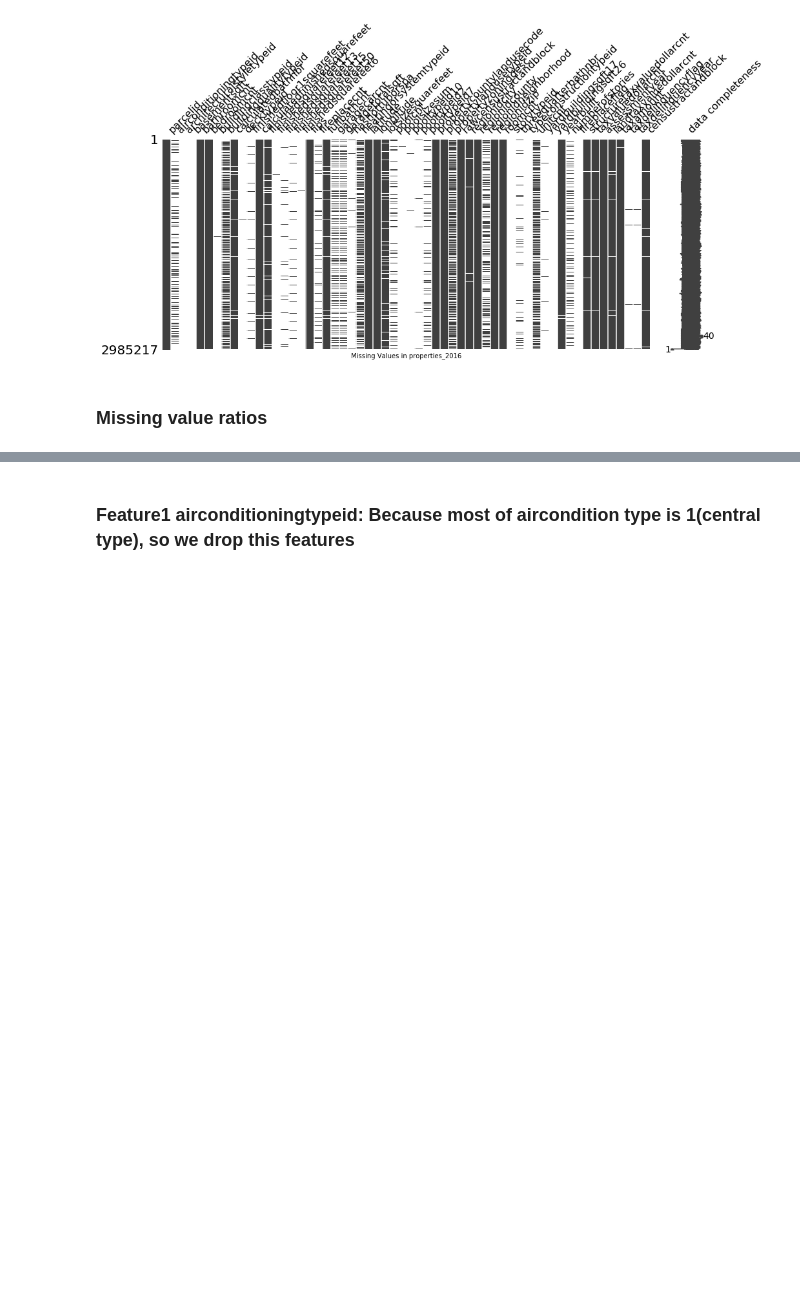
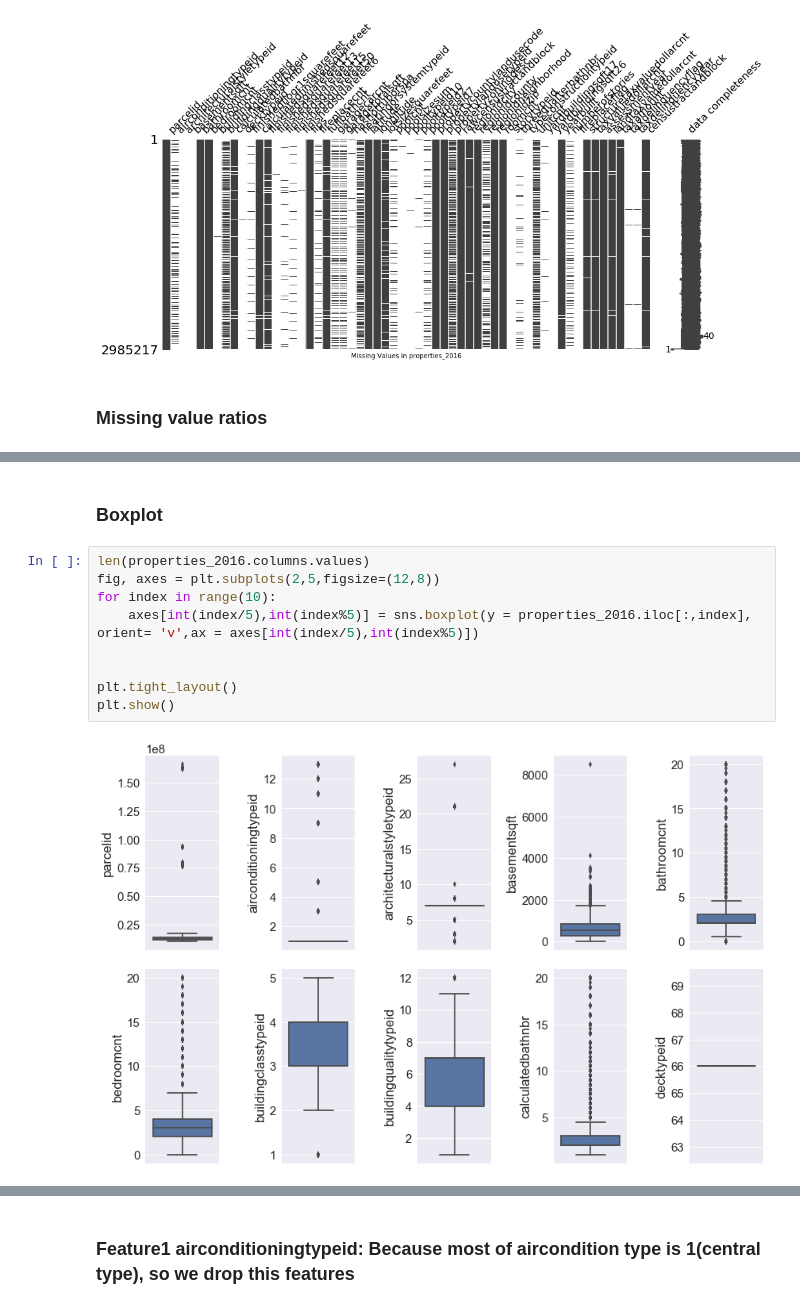
Before and after one commit to ymkim268/inf552-ss18-proj, a Jupyter notebook: Missing data preprocessing.ipynb, the cells around one changed output, grey strips where cells are left out. Drawn from its saved outputs; the diff is of its cells as text; blank space fills up the shorter version.

```diff
--- a/Missing data preprocessing.ipynb
+++ b/Missing data preprocessing.ipynb
@@ -154,0 +177,13 @@ plt.show()
+# %% [markdown]
+### Boxplot
+# %%
+len(properties_2016.columns.values)
+fig, axes = plt.subplots(2,5,figsize=(12,8))
+for index in range(10):
+    axes[int(index/5),int(index%5)] = sns.boxplot(y = properties_2016.iloc[:,index], orient= 'v',ax = axes[int(index/5),int(index%5)])
+
+
+plt.tight_layout()
+plt.show()
+# %% [output]
+[figure, added]
```
Also changed, not shown: parts of 84 cells of this notebook, 1 other file.
